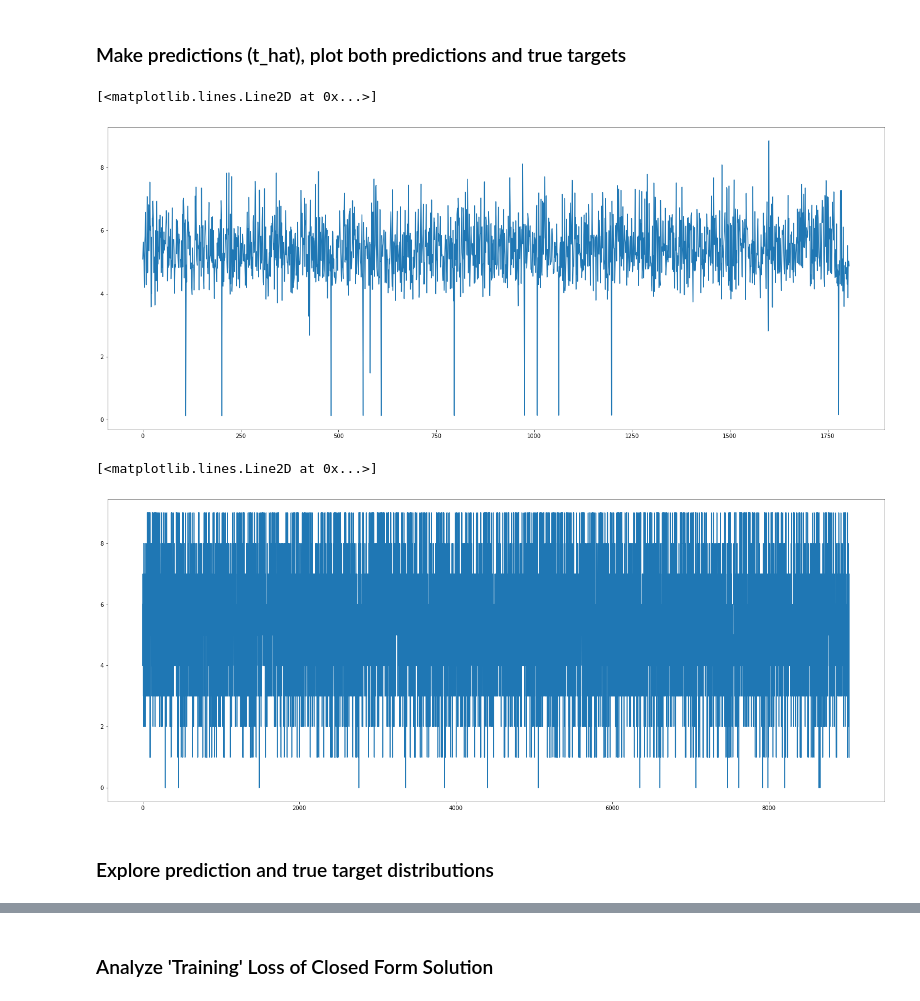
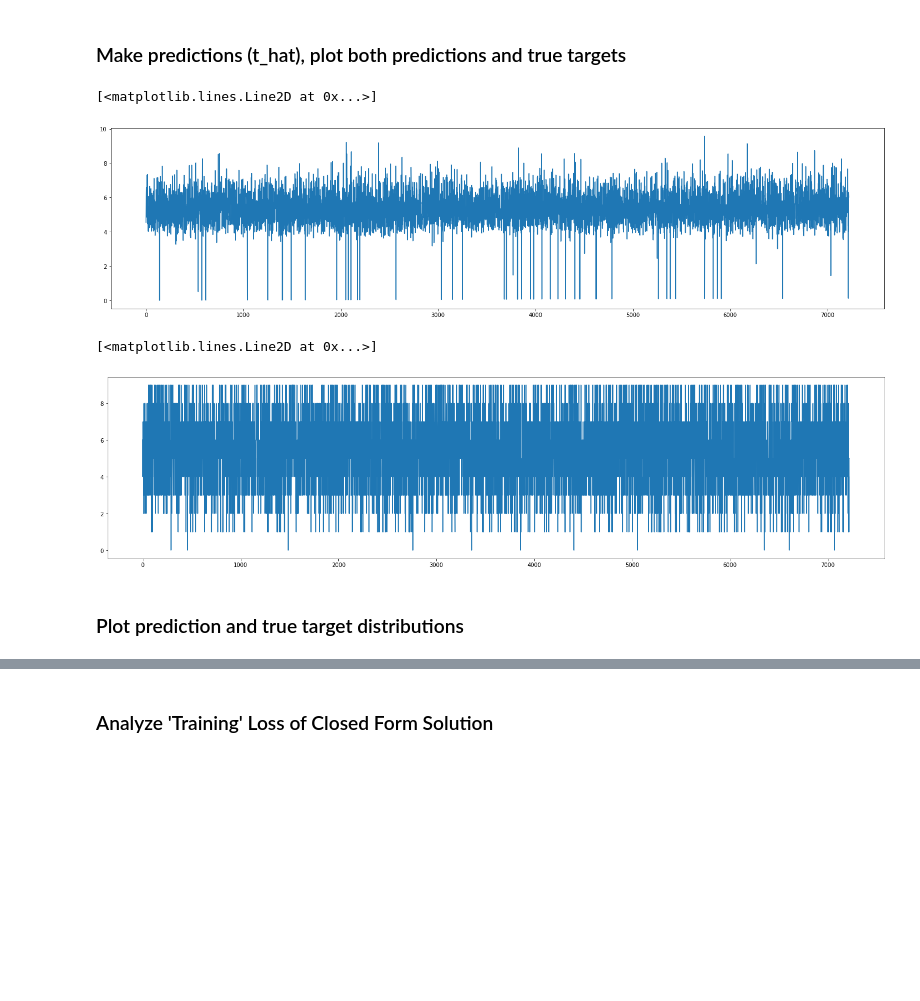
Before and after one commit to oscj/nhl-fts-prediction, a Jupyter notebook: expl/closed_form_lr.ipynb, the cells around one changed output, grey strips where cells are left out. Cells and saved outputs as stored; diff of their text form; code cells hidden in the pictures; blank space fills up the shorter version.

Commit message:
Testing closed form lin reg on unseen data, plotting performance

```diff
--- a/expl/closed_form_lr.ipynb
+++ b/expl/closed_form_lr.ipynb
@@ -84,17 +90,17 @@ def predict(X : np.array, w : np.array) -> np.array:
 # %% [markdown]
 ### Make predictions (t_hat), plot both predictions and true targets
 # %%
-t_hat = predict(x_test, w_hat)
-plt.rcParams["figure.figsize"] = (25, 10)
+t_hat = predict(x_train, w_hat)
+plt.rcParams["figure.figsize"] = (25, 6)
 plt.plot(t_hat)
 # %% [output]
 [<matplotlib.lines.Line2D at 0x...>]
-[figure, old version]
+[figure, new version]
 # %%
-plt.plot(targets)
+plt.plot(t_train)
 # %% [output]
 [<matplotlib.lines.Line2D at 0x...>]
-[figure, old version]
+[figure, new version]
 # %% [markdown]
-### Explore prediction and true target distributions
+### Plot prediction and true target distributions
 # %%
```
Also changed, not shown: parts of 9 cells of this notebook.
